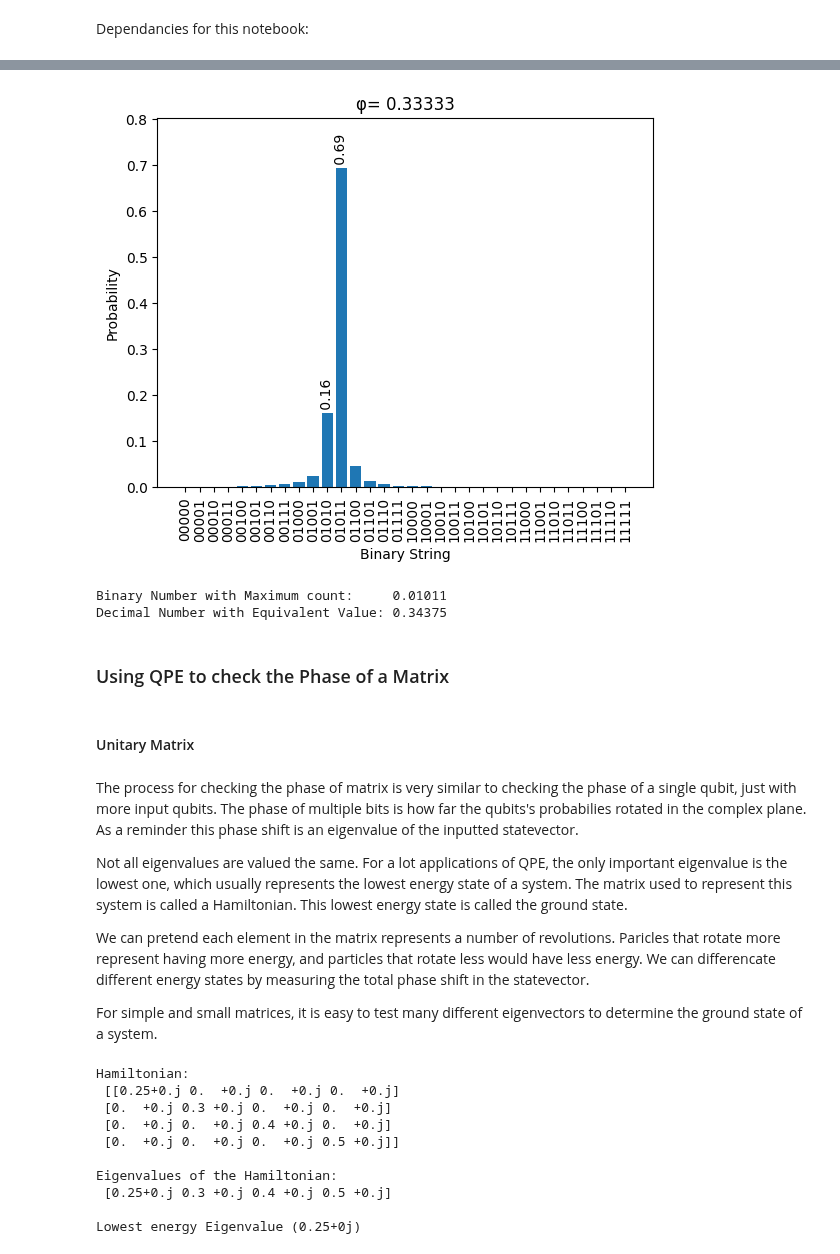
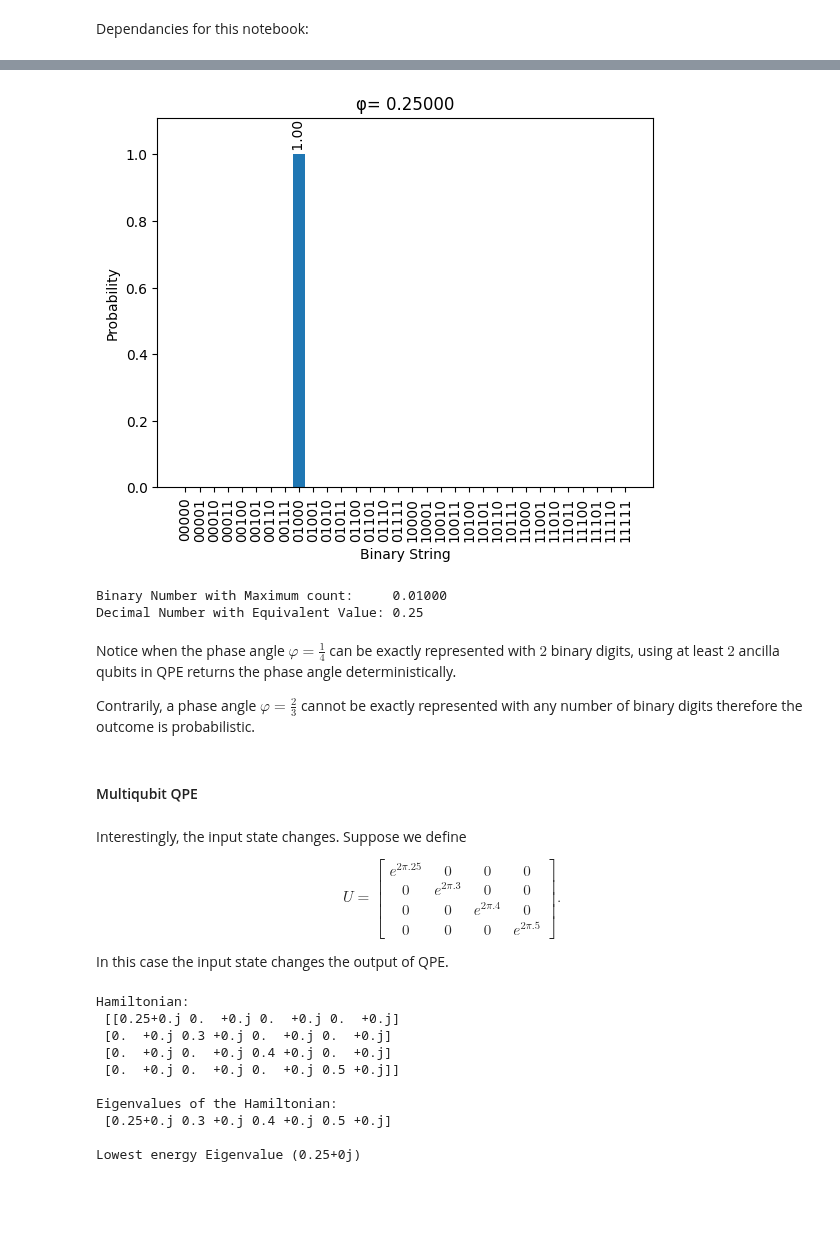
Before and after one commit to Quantum-Linear-Algebra/Intro-to-Quantum-Linear-Algebra, a Jupyter notebook: 5-Quantum_Phase_Estimation.ipynb, the cells around one changed output, grey strips where cells are left out. Saved outputs shown, nothing was run; the diff lists cells and outputs as text; code cells hidden in the pictures; blank space fills up the shorter version.

```diff
--- a/5-Quantum_Phase_Estimation.ipynb
+++ b/5-Quantum_Phase_Estimation.ipynb
@@ -60,24 +68,15 @@ def add_inv_fourier_transform(circuit, qubits, show_steps = False):
     circuit.barrier()
     for i in range(int(qubits/2)):
         circuit.swap(i, qubits-i-1)
-    for highest in range(qubits):
+    for highest in range(qubits): # through every controlled qubit
         if show_steps: print("\nPreforming inverse transform on qubit", highest)
         circuit.barrier()
-        for qubit in range(highest):
-            # qubit = highest-j-1
+        for qubit in range(highest): # loop through every control qubit
             if show_steps: print("\tControl Phase -π/2^"+str(highest-qubit)+" gate applied to", highest, "using qubit", qubit, "as control")
             circuit.cp(-pi/2**(highest-qubit), highest, qubit)
         if show_steps: print("\tAdding H gate to qubit", highest)
         circuit.h(highest)
     if show_steps: print("\nCompleted transformation\n")
-
-def setup(circuit, ancilla_bits):
-    for i in range(ancilla_bits):
-        circuit.h(i)
-
-def measure(circuit, ancilla_bits):
-    for i in range(ancilla_bits):
-        qc.measure(i,i)
 
 def plot_distribution(ax, angle, ancilla_bits, counts):
     ax.tick_params(axis = 'x', rotation=90)
@@ -85,7 +84,8 @@ def plot_distribution(ax, angle, ancilla_bits, counts):
     ax.set_xlabel("Binary String")
     ax.set_title(f"\u03C6= {angle:0.5f}")
     bin_nums = []
-    shots = sum(counts.values())
+    shots  = 0
+    for i in counts.values(): shots+=i
     for i in range(2**ancilla_bits):
         bin_nums.append(bin(int(i))[2:])
         bin_nums[i]=bin_nums[i].zfill(ancilla_bits)
@@ -122,6 +118,6 @@ Looking at the left panel in \cref{fig:QPE examples}, since the phase angle $\va
 # %%
 ancilla_bits = 5
-angle = 1/3
+angle = 1/4
 # %%
 print("Decimal Representation of the phase angle:", angle)
 reading_angle = angle
@@ -139,6 +135,7 @@ Binary Representation of the phase angle:  0.01010
 # %%
 qc = QuantumCircuit(ancilla_bits+1, ancilla_bits)
-setup(qc, ancilla_bits)
+for i in range(ancilla_bits):
+    qc.h(i)
 qc.x(ancilla_bits)
 qc.barrier()
 for i in range(ancilla_bits):
@@ -157,15 +154,15 @@ plot_bloch_multivector(sv)
 # %%
-measure(qc, ancilla_bits)
+for i in range(ancilla_bits): qc.measure(i,i)
 
 aer_sim = AerSimulator()
 trans_qc = transpile(qc, aer_sim)
 counts = aer_sim.run(trans_qc, shots = 10**4).result().get_counts()
 
 fig,ax = plt.subplots(nrows = 1, ncols = 1)
 plot_distribution(ax, angle, ancilla_bits, counts)
 plt.show()
 # %% [output]
-[figure, old version]
+[figure, new version]
 # %%
 binary_num = ''
 max_num = 0
@@ -179,20 +176,23 @@ for i in range(len(binary_num)):
     decimal_num += int(binary_num[i])/2**(i+1)
 print("Decimal Number with Equivalent Value:",decimal_num)
 # %% [output]
-Binary Number with Maximum count:     0.01011
-Decimal Number with Equivalent Value: 0.34375
+Binary Number with Maximum count:     0.01000
+Decimal Number with Equivalent Value: 0.25
-# %% [markdown]
-### Using QPE to check the Phase of a Matrix
+# %% [markdown]
+Notice when the phase angle $\varphi = \frac{1}{4}$ can be exactly represented with $2$ binary digits, using at least $2$ ancilla qubits in QPE returns the phase angle deterministically.
+
+Contrarily, a phase angle $\varphi = \frac{2}{3}$ cannot be exactly represented with any number of binary digits therefore the outcome is probabilistic.
 # %% [markdown]
-#### Unitary Matrix
+#### Multiqubit QPE
 # %% [markdown]
-The process for checking the phase of matrix is very similar to checking the phase of a single qubit, just with more input qubits. The phase of multiple bits is how far the qubits's probabilies rotated in the complex plane. As a reminder this phase shift is an eigenvalue of the inputted statevector.
+Interestingly, the input state changes. Suppose we define
 
-Not all eigenvalues are valued the same. For a lot applications of QPE, the only important eigenvalue is the lowest one, which usually represents the lowest energy state of a system. The matrix used to represent this system is called a Hamiltonian. This lowest energy state is called the ground state.
+\begin{equation}
+    U = \begin{bmatrix}e^{2\pi.25}&0&0&0\\0&e^{2\pi.3}&0&0\\0&0&e^{2\pi.4}&0\\0&0&0&e^{2\pi.5}\end{bmatrix}.
+\end{equation}
 
-We can pretend each element in the matrix represents a number of revolutions. Paricles that rotate more represent having more energy, and particles that rotate less would have less energy. We can differencate different energy states by measuring the total phase shift in the statevector.
 
-For simple and small matrices, it is easy to test many different eigenvectors to determine the ground state of a system.
+In this case the input state changes the output of QPE.
 # %%
 ancilla_bits = 5
 input_state = '01'
```
Also changed, not shown: parts of 26 cells of this notebook.
